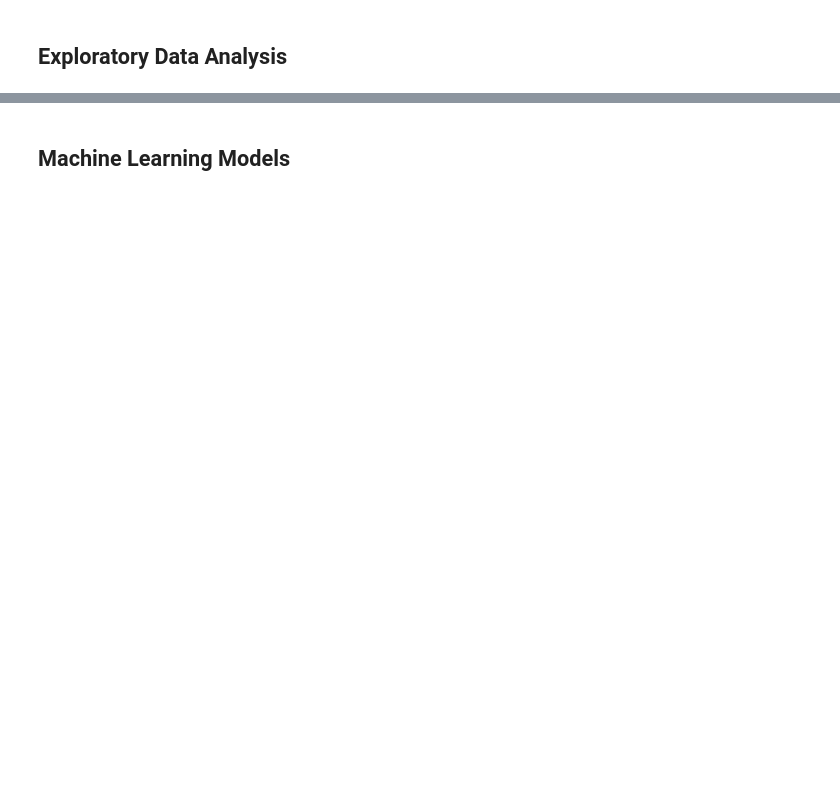
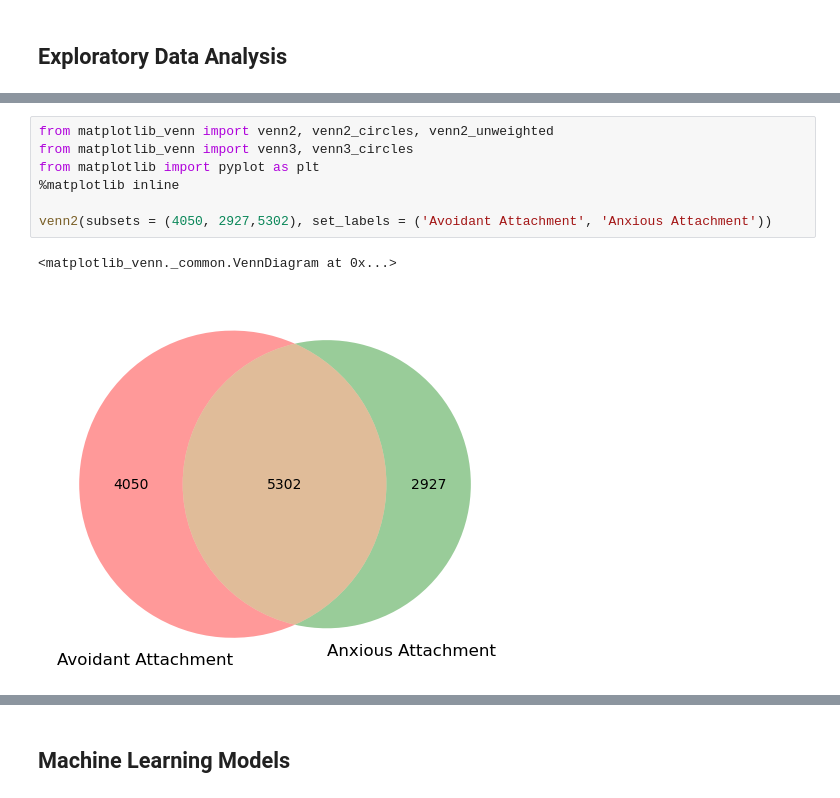
Before and after one commit to MrKiasu/DSI_39-Project_3, a Jupyter notebook: code/02 clean_eda_modelling.ipynb, the cells around one changed output, grey strips where cells are left out. Drawn from its saved outputs; the diff is of its cells as text; blank space fills up the shorter version.

```diff
--- a/code/02 clean_eda_modelling.ipynb
+++ b/code/02 clean_eda_modelling.ipynb
@@ -336,0 +419,10 @@ highest_scores
+# %%
+from matplotlib_venn import venn2, venn2_circles, venn2_unweighted
+from matplotlib_venn import venn3, venn3_circles
+from matplotlib import pyplot as plt
+%matplotlib inline
+
+venn2(subsets = (4050, 2927,5302), set_labels = ('Avoidant Attachment', 'Anxious Attachment'))
+# %% [output]
+<matplotlib_venn._common.VennDiagram at 0x...>
+[figure, added]
```
Also changed, not shown: parts of 68 cells of this notebook.
